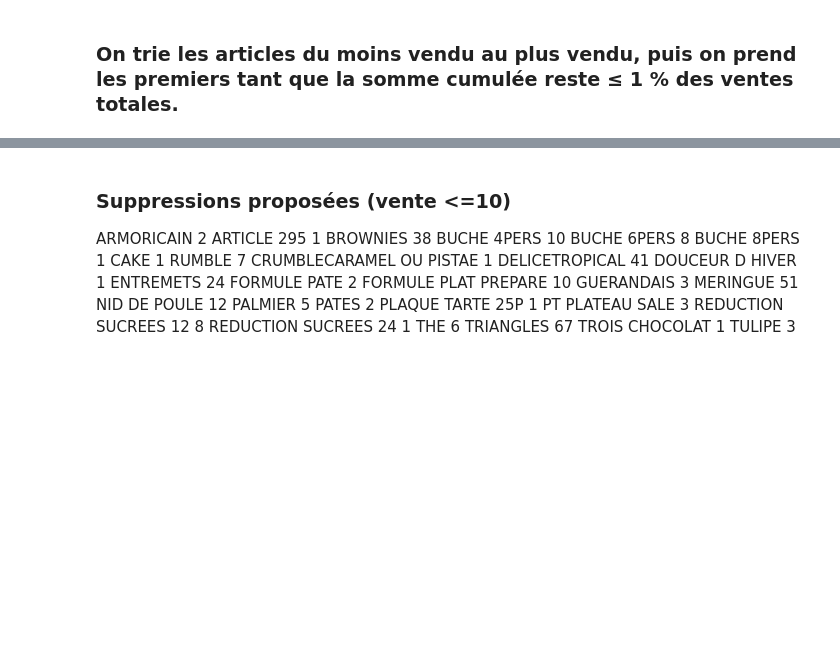
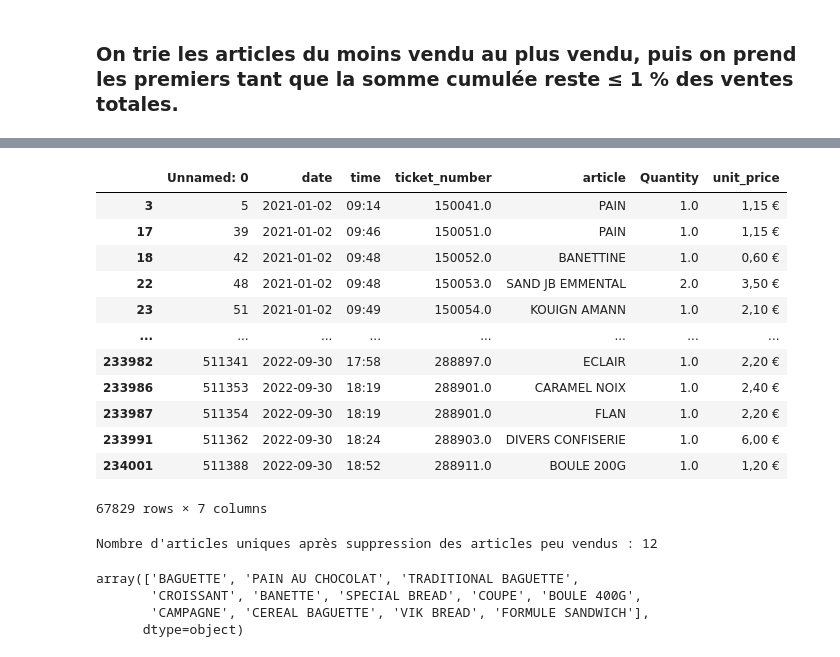
Before and after one commit to claragarciaperez9/French_bakery_forecasting, a Jupyter notebook: reduction_dataset.ipynb, the cells around one changed output, grey strips where cells are left out. Cells and saved outputs as stored; diff of their text form; code cells hidden in the pictures; blank space fills up the shorter version.

```diff
--- a/reduction_dataset.ipynb
+++ b/reduction_dataset.ipynb
@@ -173,9 +208,9 @@ ventes_par_article = data["article"].value_counts()
 
 # Connaitre les articles dont le cumul représente au plus 1% des ventes totales
 ventes_totales = ventes_par_article.sum()
-seuil_1pct_ventes = ventes_totales * 0.01
+seuil_15pct_ventes = ventes_totales * 0.3
 
-print(f"Seuil pour 1% des ventes totales : {seuil_1pct_ventes:.0f} ventes")
+print(f"Seuil pour 15% des ventes totales : {seuil_15pct_ventes:.0f} ventes")
 
 # Trier les articles du moins vendu au plus vendu
 ventes_tries = ventes_par_article.sort_values(ascending=True)
@@ -184,11 +219,11 @@ ventes_tries = ventes_par_article.sort_values(ascending=True)
 cumul_ventes = ventes_tries.cumsum()
 
 # Garder les articles tant que le cumul reste <= 1% des ventes totales
-articles_sous_1pct = ventes_tries[cumul_ventes <= seuil_1pct_ventes]
+articles_sous_15pct = ventes_tries[cumul_ventes <= seuil_15pct_ventes]
 
-print("Articles les moins vendus dont les ventes cumulées représentent au plus 1% des ventes totales :")
-print(articles_sous_1pct.to_string())
+print("Articles les moins vendus dont les ventes cumulées représentent au plus 15% des ventes totales :")
+print(articles_sous_15pct.to_string())
 
-print(f"\nTotal cumulé de ces articles : {articles_sous_1pct.sum()} ventes")
-print(f"Ce qui représente {articles_sous_1pct.sum() / ventes_totales * 100:.3f}% des ventes totales.")
+print(f"\nTotal cumulé de ces articles : {articles_sous_15pct.sum()} ventes")
+print(f"Ce qui représente {articles_sous_15pct.sum() / ventes_totales * 100:.3f}% des ventes totales.")
 # %% [output]
@@ -212,31 +247,32 @@ Ce qui représente 0.958% des ventes totales.
-# %% [markdown]
-### Suppressions proposées (vente <=10)
-ARMORICAIN                      2
-ARTICLE 295                     1
-BROWNIES                       38
-BUCHE 4PERS                    10
-BUCHE 6PERS                     8
-BUCHE 8PERS                     1
-CAKE                            1
-RUMBLE                          7
-CRUMBLECARAMEL OU PISTAE        1
-DELICETROPICAL                 41
-DOUCEUR D HIVER                 1
-ENTREMETS                      24
-FORMULE PATE                    2
-FORMULE PLAT PREPARE           10
-GUERANDAIS                      3
-MERINGUE                       51
-NID DE POULE                   12
-PALMIER                         5
-PATES                           2
-PLAQUE TARTE 25P                1
-PT PLATEAU SALE                 3
-REDUCTION SUCREES 12            8
-REDUCTION SUCREES 24            1
-THE                             6
-TRIANGLES                      67
-TROIS CHOCOLAT                  1
-TULIPE                          3
+# %%
+articles_sous_15pct.index.tolist()
+data[data['article'].isin(articles_sous_15pct.index.tolist())]
+# %% [output]
+|  | Unnamed: 0 | date | time | ticket_number | article | Quantity | unit_price |
+| 3 | 5 | 2021-01-02 | 09:14 | 150041.0 | PAIN | 1.0 | 1,15 € |
+| 17 | 39 | 2021-01-02 | 09:46 | 150051.0 | PAIN | 1.0 | 1,15 € |
+| 18 | 42 | 2021-01-02 | 09:48 | 150052.0 | BANETTINE | 1.0 | 0,60 € |
+| 22 | 48 | 2021-01-02 | 09:48 | 150053.0 | SAND JB EMMENTAL | 2.0 | 3,50 € |
+| 23 | 51 | 2021-01-02 | 09:49 | 150054.0 | KOUIGN AMANN | 1.0 | 2,10 € |
+| ... | ... | ... | ... | ... | ... | ... | ... |
+| 233982 | 511341 | 2022-09-30 | 17:58 | 288897.0 | ECLAIR | 1.0 | 2,20 € |
+| 233986 | 511353 | 2022-09-30 | 18:19 | 288901.0 | CARAMEL NOIX | 1.0 | 2,40 € |
+| 233987 | 511354 | 2022-09-30 | 18:19 | 288901.0 | FLAN | 1.0 | 2,20 € |
+| 233991 | 511362 | 2022-09-30 | 18:24 | 288903.0 | DIVERS CONFISERIE | 1.0 | 6,00 € |
+| 234001 | 511388 | 2022-09-30 | 18:52 | 288911.0 | BOULE 200G | 1.0 | 1,20 € |
+67829 rows × 7 columns
+# %%
+data_cleaned = data[~data['article'].isin(articles_sous_15pct.index.tolist())]
+nombre_articles_uniques_apres = data_cleaned['article'].nunique()
+print(f"Nombre d'articles uniques après suppression des articles peu vendus : {nombre_articles_uniques_apres}")
+# %% [output]
+Nombre d'articles uniques après suppression des articles peu vendus : 12
+# %%
+data_cleaned['article'].unique()
+# %% [output]
+array(['BAGUETTE', 'PAIN AU CHOCOLAT', 'TRADITIONAL BAGUETTE',
+       'CROISSANT', 'BANETTE', 'SPECIAL BREAD', 'COUPE', 'BOULE 400G',
+       'CAMPAGNE', 'CEREAL BAGUETTE', 'VIK BREAD', 'FORMULE SANDWICH'],
+      dtype=object)
 # %%
 df = pd.read_csv('data_tmp/bakery_sales_reduit.csv').drop(columns=['Unnamed: 0'])
```
Also changed, not shown: parts of 3 cells of this notebook, 4 other files.
